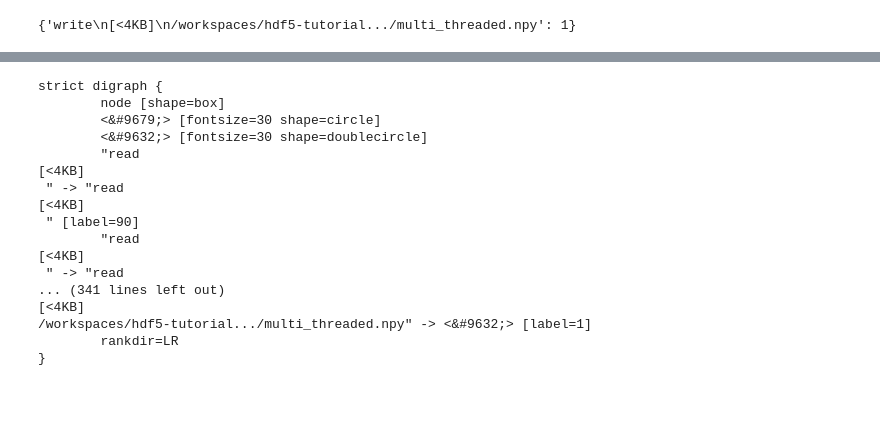
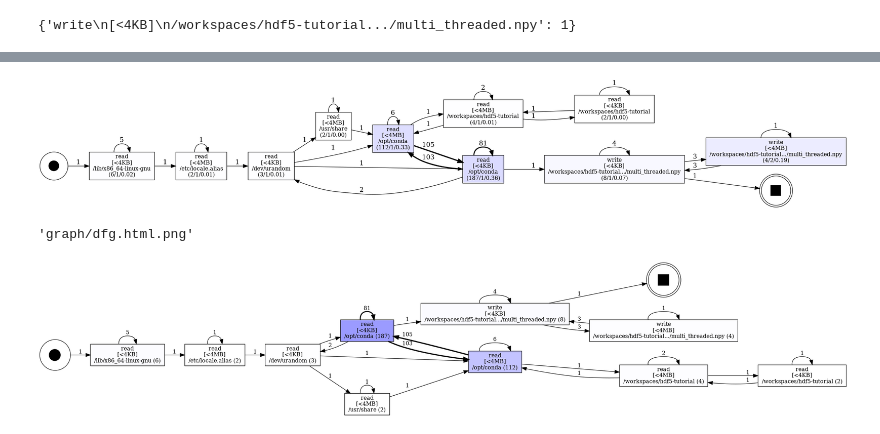
Before and after one commit to as641651/hdf5-tutorial, a Jupyter notebook: libs/strace_miner/dev/X1-pm4py-dfg.ipynb, the cells around one changed output, grey strips where cells are left out. Drawn from its saved outputs; the diff is of its cells as text; code cells hidden in the pictures; blank space fills up the shorter version.

```diff
--- a/libs/strace_miner/dev/X1-pm4py-dfg.ipynb
+++ b/libs/strace_miner/dev/X1-pm4py-dfg.ipynb
@@ -84,3 +178,20 @@ graph.node_attr['shape'] = 'box'
+# %%
+event_attrs = prepare_event_attr(sta)
+event_colors = get_event_colors(event_attrs)
+penwidths = get_penwidth_edges(dfg)
+
+graph = Digraph(strict=True, engine='dot',format='png')
+graph.attr(rankdir='LR')
+start = "<&#9679;>"
+end = "<&#9632;>"
+
+graph.node_attr['shape'] = 'box'
+# event_node_attr = {
+#     'shape':'box',
+#     'margin':'0',
+#     'fontsize':'10'
+# }
+#ss = "<<table border=\"0\" cellborder=\"0\" cellspacing=\"0\"><tr><td cellpadding=\"0\" cellspacing=\"0\">{}</td></tr></table>>"
 # %%
 graph.node(start, shape='circle', fontsize="30")
 for event in sta.activities:
@@ -111,20 +213,6 @@ sta.view_dfg()
-# %%
-print(graph.source)
-# %% [output]
-strict digraph {
-        node [shape=box]
-        <&#9679;> [fontsize=30 shape=circle]
-        <&#9632;> [fontsize=30 shape=doublecircle]
-        "read
-[<4KB]
- " -> "read
-[<4KB]
- " [label=90]
-        "read
-[<4KB]
- " -> "read
-... (341 lines left out)
-[<4KB]
-/workspaces/hdf5-tutorial.../multi_threaded.npy" -> <&#9632;> [label=1]
-        rankdir=LR
-}
+# %%
+def view_in_jupyter(gviz):
+    from IPython.display import Image
+    image = Image(gviz.render())
+    from IPython.display import display
+    display(image)
@@ -130,0 +221,13 @@ strict digraph {
+# %%
+view_in_jupyter(graph)
+# %% [output]
+[figure, added]
+# %%
+graph.render('graph/dfg.html')
+# %% [output]
+'graph/dfg.html.png'
+# %%
+gx = sta.view_dfg()
+gx
+# %% [output]
+[figure, added]
```
Also changed, not shown: parts of 21 cells of this notebook, 44 other files.
